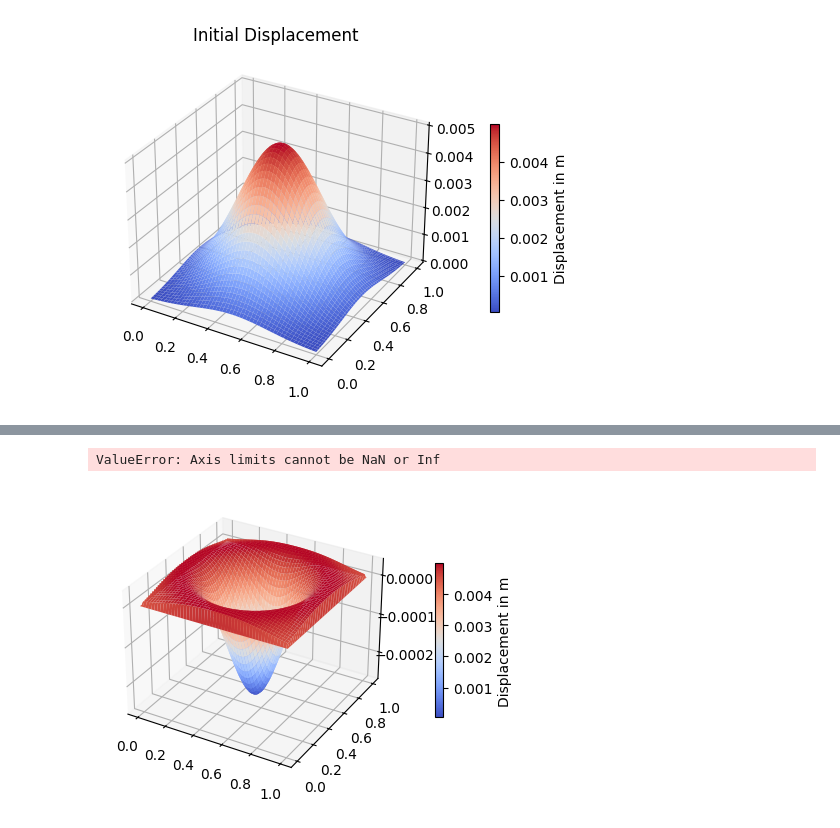
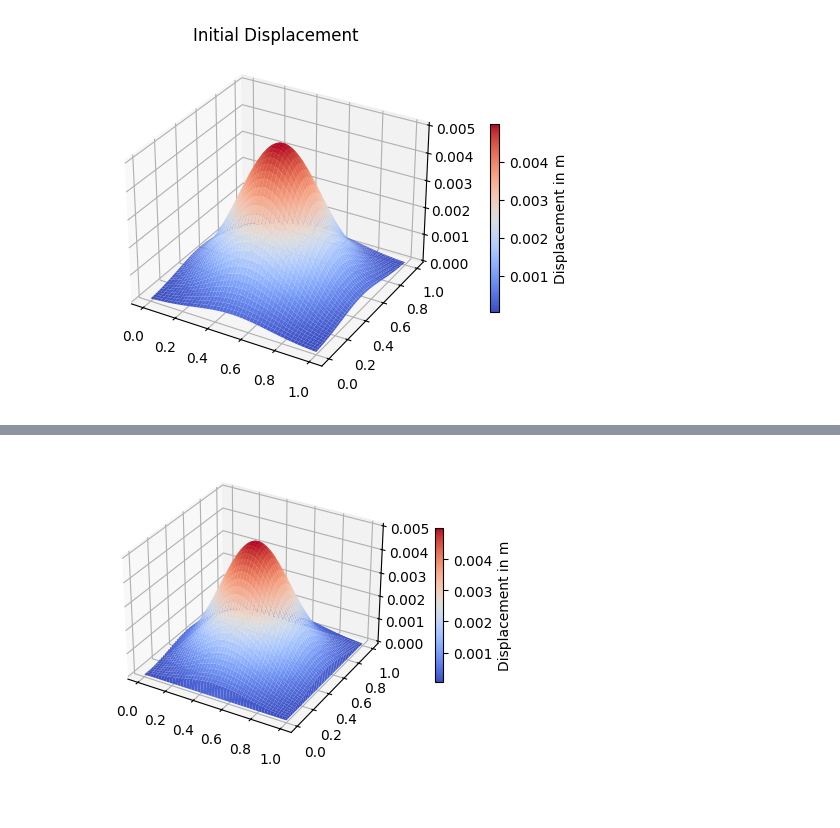
Before and after one commit to tharani2503/Mathematical-Modelling-of-Physical-Systems, a Jupyter notebook: Vibration_of_a_2D_Thin_Plate/Vibration_of_Thin_Plate.ipynb, the cells around one changed output, grey strips where cells are left out. Saved outputs shown, nothing was run; the diff lists cells and outputs as text; code cells hidden in the pictures.

```diff
--- a/Vibration_of_a_2D_Thin_Plate/Vibration_of_Thin_Plate.ipynb
+++ b/Vibration_of_a_2D_Thin_Plate/Vibration_of_Thin_Plate.ipynb
@@ -13,26 +13,19 @@ del_x=0.01
 del_y=0.01
 h=0.01
 #material properties
-E=3e+3
+E=3e+4
 nu=0.3
 G=E/((1-nu)*2)
 Rho=11000
 #speed of wave in medium
 ws=(G/Rho)**0.5
 # Simulation time in S
-c=0.95
-delt= round(c*h/ws,2)
+c=0.15
+delt= round(c*h/ws,4)
 print(delt)
-tot_time=10
-rx= ((c*delt)/del_x)**2
-ry= ((c*delt)/del_y)**2
+tot_time=5
+rx= round(((c*delt)/del_x)**2,6)
+ry= round(((c*delt)/del_y)**2,6)
 print(rx)
 print(ry)
-## Plate with Zero Deformation
-x=np.linspace(0,X,100)
-y=np.linspace(0,Y,100)
-a,b=np.meshgrid(x,y)
-plt.figure(figsize=(5,5))
-plt.scatter(a,b)
-plt.show()
 # %% [output]
@@ -63,9 +65,8 @@ plt.show()
 for t in range(0,int(tot_time/delt)):
     for i in range(1,99):
         for j in range(1,99):
-            Z_disp= 2*Z_crnt[i,j] - 2*Z_previ[i,j] + (rx**2)*(Z_crnt[i+1,j] - 2*Z_crnt[i,j] + Z_crnt[i-1,j]) + (ry**2) * (Z_crnt[i,j+1] - 2*Z_crnt[i,j] + Z_crnt[i,j-1])
+            Z_disp= 2*Z_crnt[i,j] - Z_previ[i,j] + (rx)*(Z_crnt[i+1,j] - 2*Z_crnt[i,j] + Z_crnt[i-1,j]) + (ry) * (Z_crnt[i,j+1] - 2*Z_crnt[i,j] + Z_crnt[i,j-1])
             Z_next[i][j]=Z_disp
-    print(Z_next)
     Z_previ= Z_crnt.copy()
     Z_crnt=Z_next.copy()
     Z_displacement.append(Z_crnt)
@@ -107,18 +73,17 @@ for t in range(0,int(tot_time/delt)):
 # %%
 ## Create Animation:
 fig=plt.figure(figsize=(5,5))
 ax=fig.add_subplot(111,projection="3d")
 ax.plot_surface(a,b,Z_displacement[0], cmap="coolwarm")
 fig.colorbar(surf,ax=ax,label="Displacement in m",shrink=0.4,pad=0.1)
 ax.set_title("Vibration of Plate")
 
 def animate(i):
     ax.clear()
     ax.plot_surface(a,b,Z_displacement[i], cmap="coolwarm")
 
 anim=animation.FuncAnimation(fig,animate,frames=range(0,int(tot_time/delt),5))
-writer=animation.FFMpegWriter(fps=(90))
+writer=animation.FFMpegWriter(fps=(30))
 anim.save("Vibration_of_Plate.mp4",writer=writer)
 # %% [output]
-ValueError: Axis limits cannot be NaN or Inf
-[figure, old version]
+[figure, new version]
```
Also changed, not shown: parts of 5 cells of this notebook, 3 other files.
